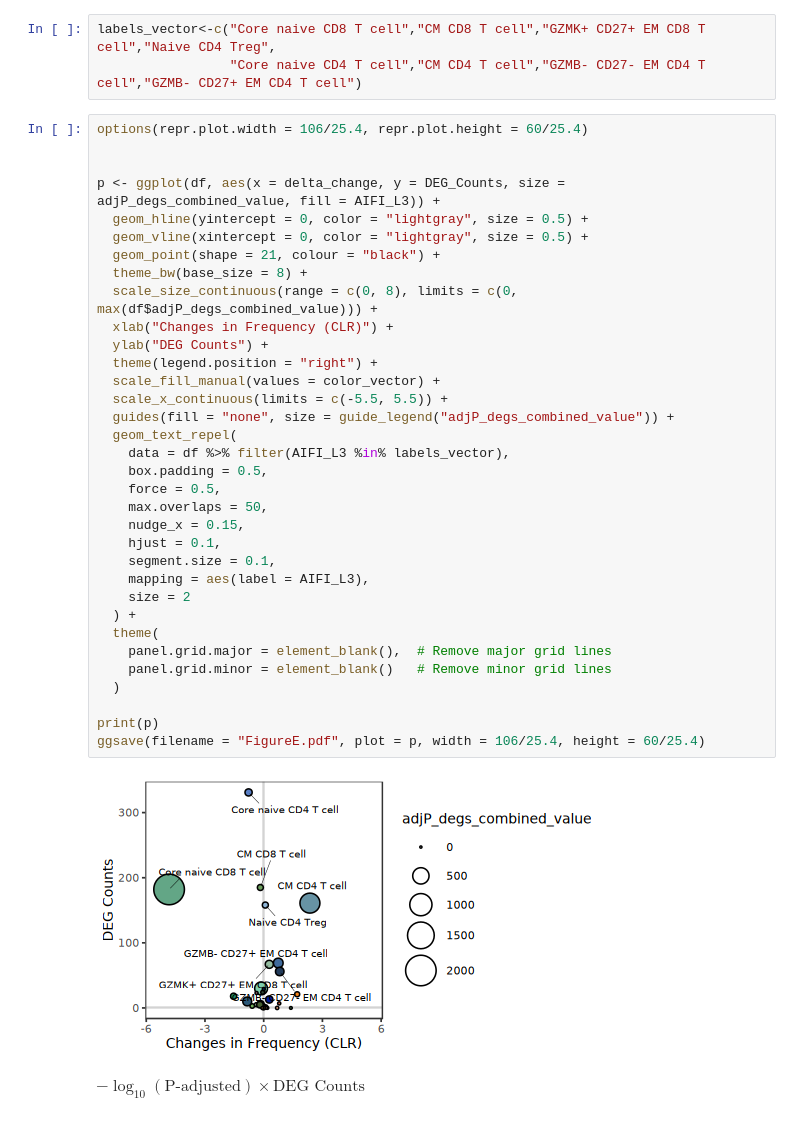
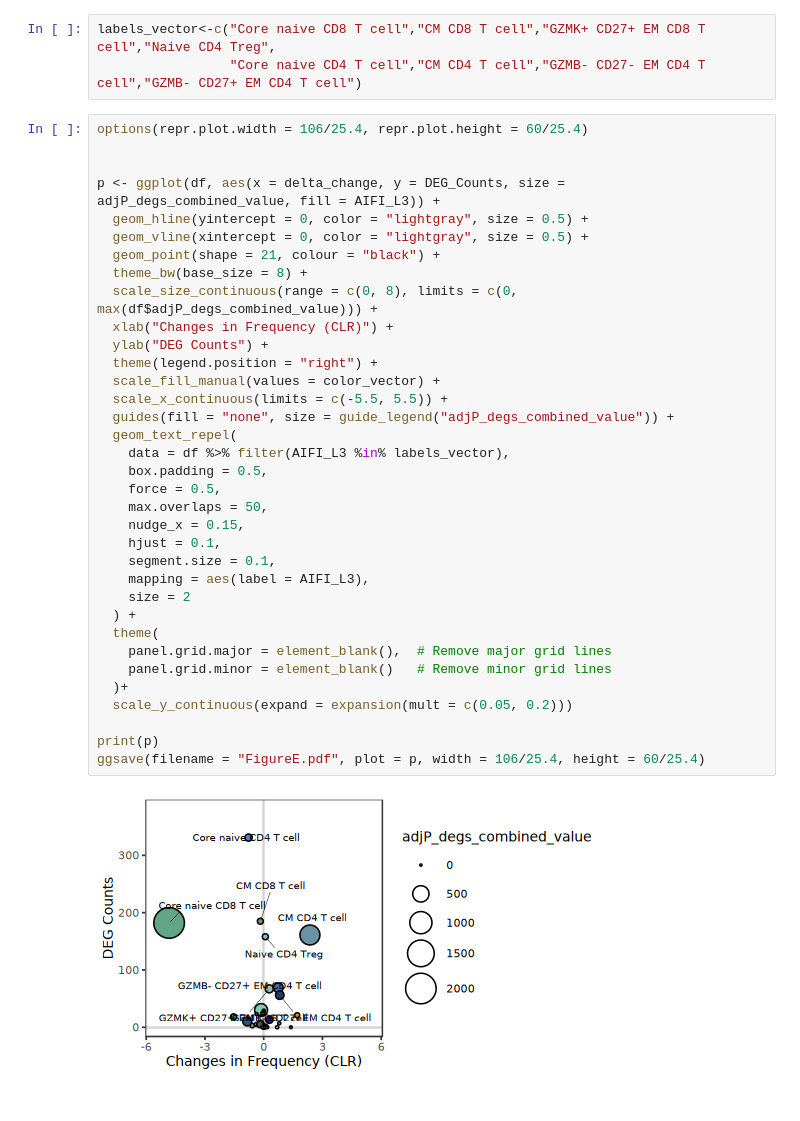
Before and after one commit to aifimmunology/IHA-Figure, a Jupyter notebook: Figure2/04_FigE.ipynb, the cells around one changed output. Saved outputs shown, nothing was run; the diff lists cells and outputs as text.

```diff
--- a/Figure2/04_FigE.ipynb
+++ b/Figure2/04_FigE.ipynb
@@ -28,34 +44,33 @@ options(repr.plot.width = 106/25.4, repr.plot.height = 60/25.4)
 p <- ggplot(df, aes(x = delta_change, y = DEG_Counts, size = adjP_degs_combined_value, fill = AIFI_L3)) +
   geom_hline(yintercept = 0, color = "lightgray", size = 0.5) +
   geom_vline(xintercept = 0, color = "lightgray", size = 0.5) +
   geom_point(shape = 21, colour = "black") +
   theme_bw(base_size = 8) +
   scale_size_continuous(range = c(0, 8), limits = c(0, max(df$adjP_degs_combined_value))) +
   xlab("Changes in Frequency (CLR)") +
   ylab("DEG Counts") +
   theme(legend.position = "right") +
   scale_fill_manual(values = color_vector) +
   scale_x_continuous(limits = c(-5.5, 5.5)) +
   guides(fill = "none", size = guide_legend("adjP_degs_combined_value")) +
   geom_text_repel(
     data = df %>% filter(AIFI_L3 %in% labels_vector),
     box.padding = 0.5,
     force = 0.5,
     max.overlaps = 50,
     nudge_x = 0.15,
     hjust = 0.1,
     segment.size = 0.1,
     mapping = aes(label = AIFI_L3),
     size = 2
   ) +
   theme(
     panel.grid.major = element_blank(),  # Remove major grid lines
     panel.grid.minor = element_blank()   # Remove minor grid lines
-  )
+  )+
+  scale_y_continuous(expand = expansion(mult = c(0.05, 0.2)))
 
 print(p)
 ggsave(filename = "FigureE.pdf", plot = p, width = 106/25.4, height = 60/25.4)
 # %% [output]
-[figure, old version]
+[figure, new version]
-# %% [markdown]
-$-\log_{10}(\text{P-adjusted}) \times \text{DEG Counts}$
```
Also changed, not shown: parts of 1 cell of this notebook, 4 other files.
